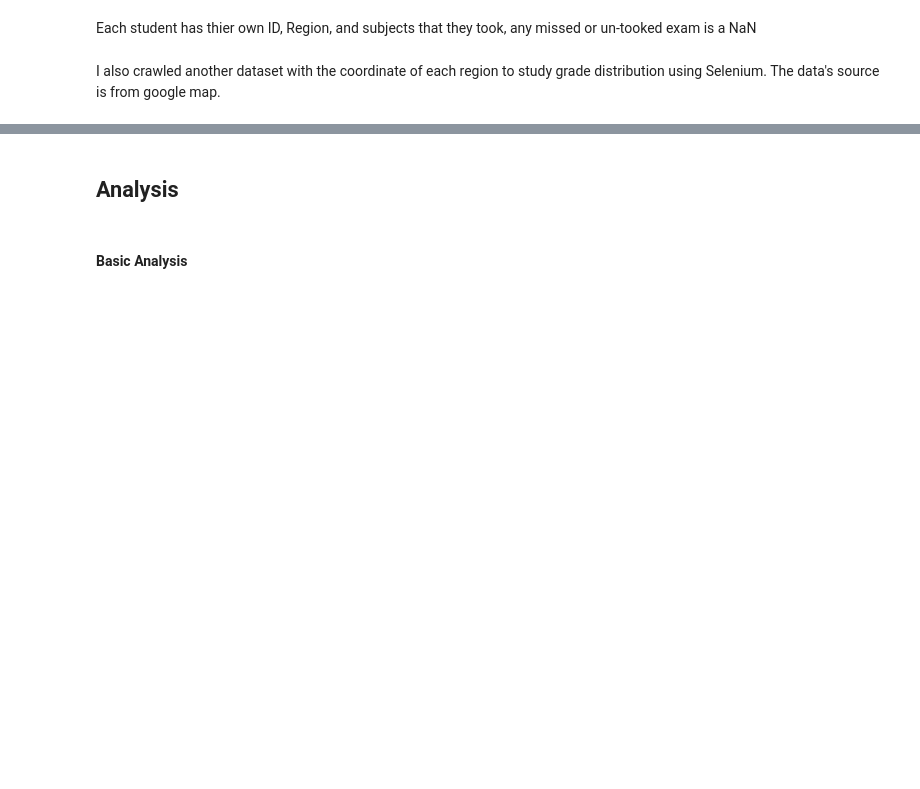
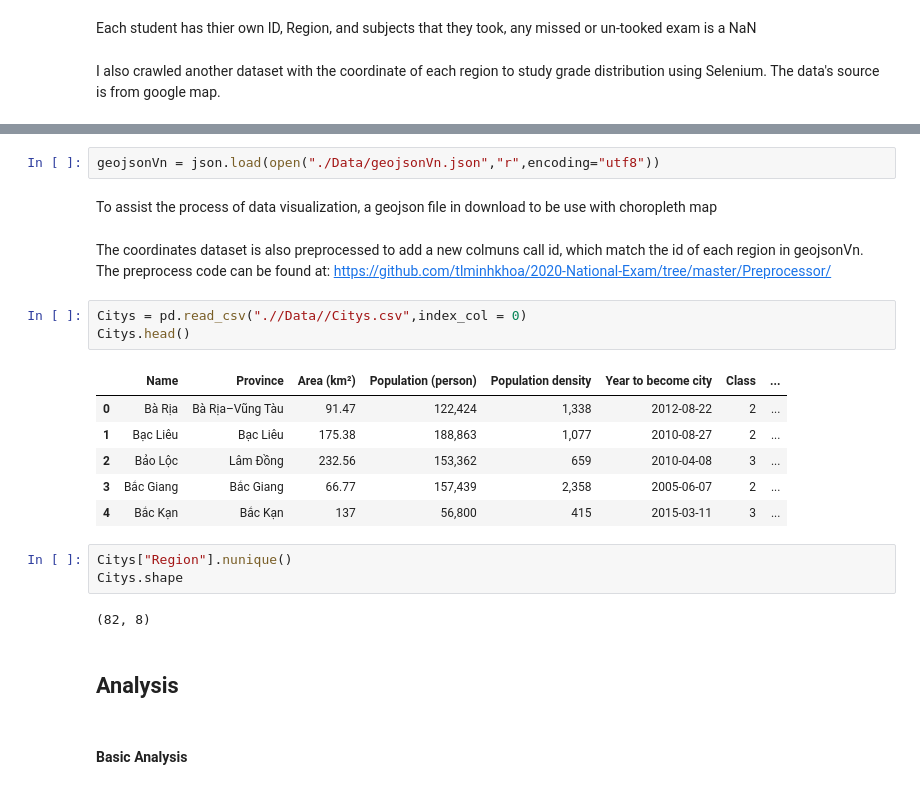
Before and after one commit to tlminhkhoa/2020-National-Exam, a Jupyter notebook: Analysis.ipynb, the cells around one changed output, grey strips where cells are left out. Drawn from its saved outputs; the diff is of its cells as text; blank space fills up the shorter version.

Commit message:
update analysis, add geojson

```diff
--- a/Analysis.ipynb
+++ b/Analysis.ipynb
@@ -82,3 +84,26 @@ coordinates.head()
+# %%
+geojsonVn = json.load(open("./Data/geojsonVn.json","r",encoding="utf8"))
+# %% [markdown]
+To assist the process of data visualization, a geojson file in download to be use with choropleth map
+# %% [markdown]
+The coordinates dataset is also preprocessed to add a new colmuns call id, which match the id of each region in geojsonVn.
+The preprocess code can be found at:
+https://github.com/tlminhkhoa/2020-National-Exam/tree/master/Preprocessor/
+# %%
+Citys = pd.read_csv(".//Data//Citys.csv",index_col = 0)
+Citys.head()
+# %% [output]
+|  | Name | Province | Area (km²) | Population (person) | Population density | Year to become city | Class | ... |
+| 0 | Bà Rịa | Bà Rịa–Vũng Tàu | 91.47 | 122,424 | 1,338 | 2012-08-22 | 2 | ... |
+| 1 | Bạc Liêu | Bạc Liêu | 175.38 | 188,863 | 1,077 | 2010-08-27 | 2 | ... |
+| 2 | Bảo Lộc | Lâm Đồng | 232.56 | 153,362 | 659 | 2010-04-08 | 3 | ... |
+| 3 | Bắc Giang | Bắc Giang | 66.77 | 157,439 | 2,358 | 2005-06-07 | 2 | ... |
+| 4 | Bắc Kạn | Bắc Kạn | 137 | 56,800 | 415 | 2015-03-11 | 3 | ... |
+# %%
+Citys["Region"].nunique()
+Citys.shape
+# %% [output]
+(82, 8)
 # %% [markdown]
 ## Analysis
 # %% [markdown]
```
Also changed, not shown: parts of 10 cells of this notebook, 9 other files.
